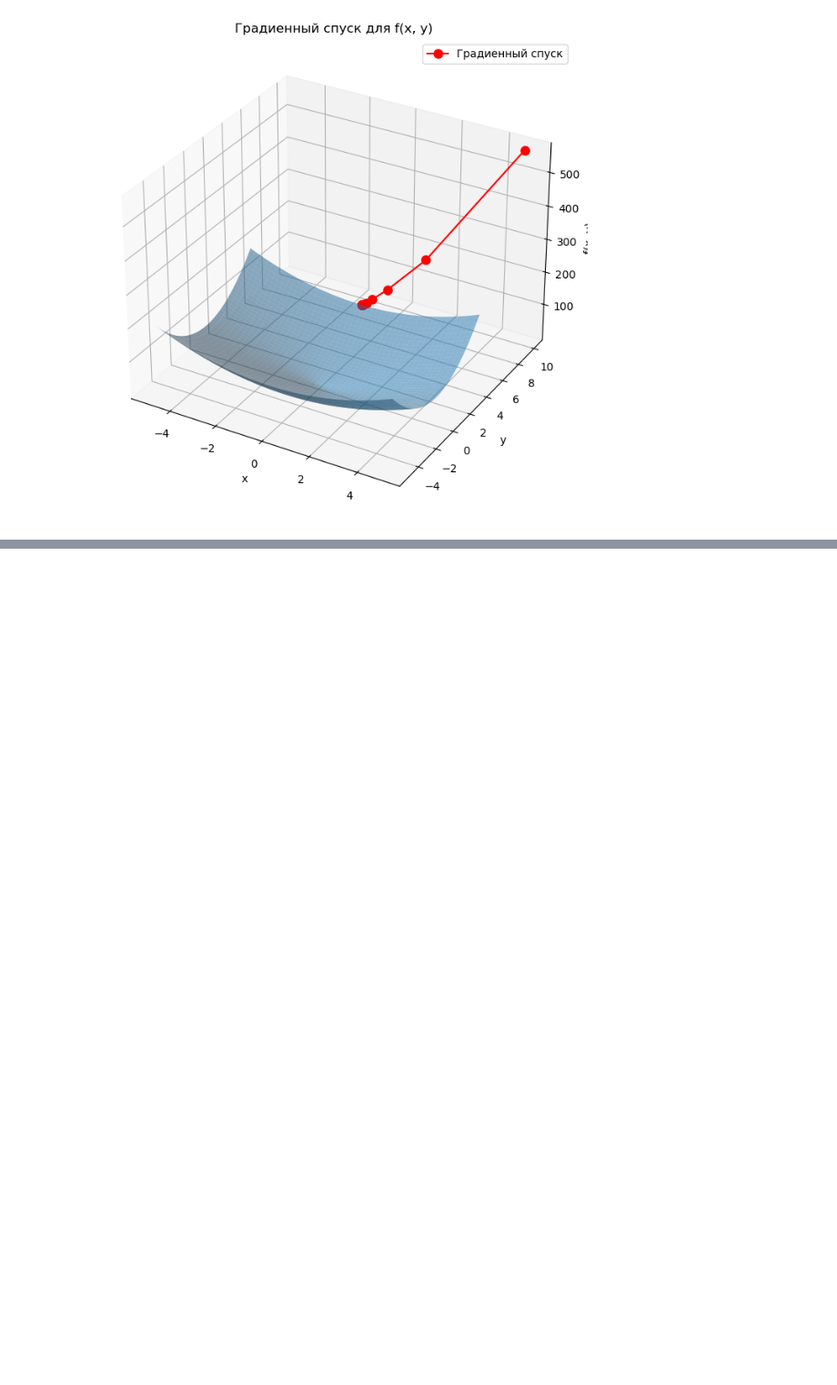
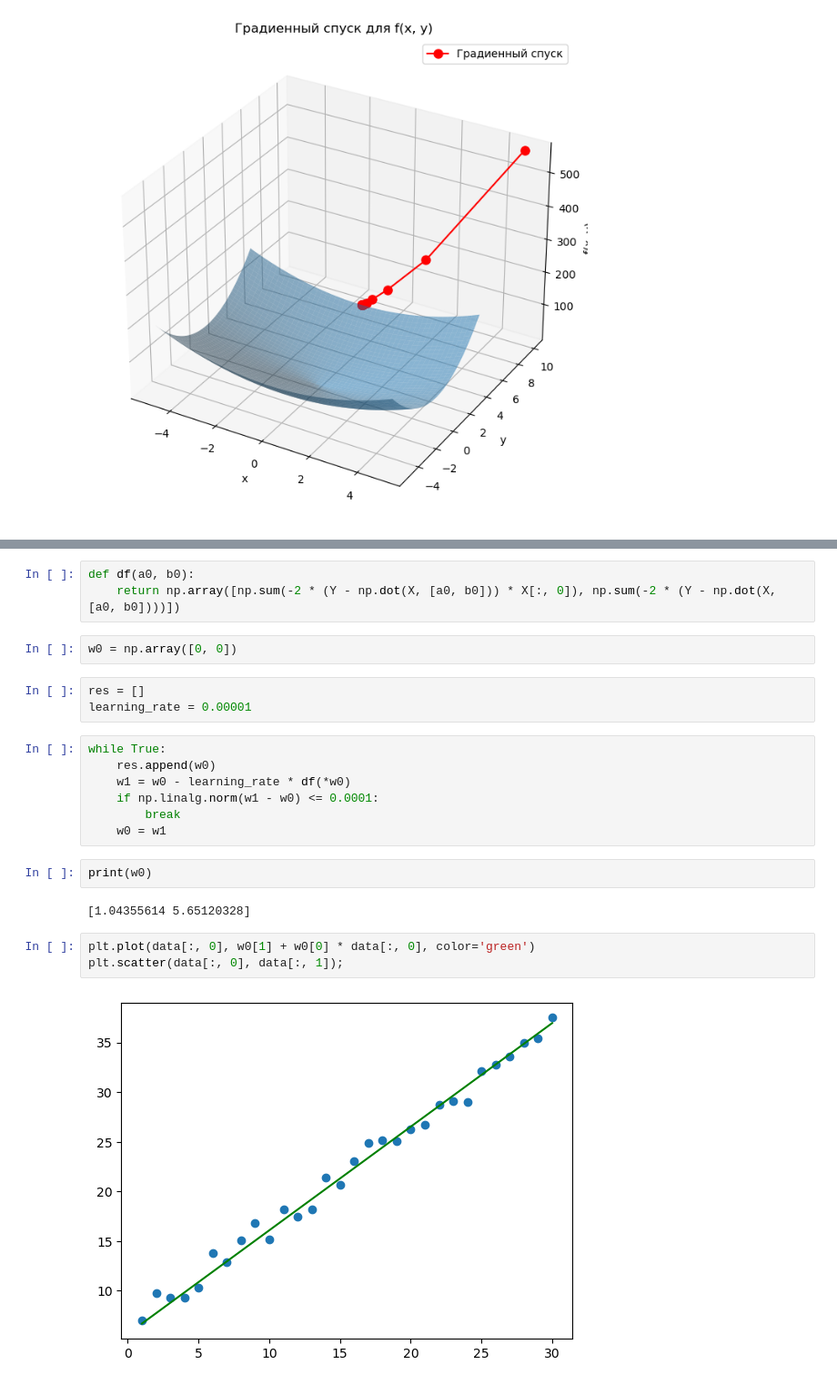
Before and after one commit to polyya02/HW_ML, a Jupyter notebook: lesson5.ipynb, the cells around one changed output, grey strips where cells are left out. Shown: that part at 91% size. Saved outputs shown, nothing was run; the diff lists cells and outputs as text; blank space fills up the shorter version.

```diff
--- a/lesson5.ipynb
+++ b/lesson5.ipynb
@@ -96,0 +154,24 @@ plt.show()
+# %%
+def df(a0, b0):
+    return np.array([np.sum(-2 * (Y - np.dot(X, [a0, b0])) * X[:, 0]), np.sum(-2 * (Y - np.dot(X, [a0, b0])))])
+# %%
+w0 = np.array([0, 0])
+# %%
+res = []
+learning_rate = 0.00001
+# %%
+while True:
+    res.append(w0)
+    w1 = w0 - learning_rate * df(*w0)
+    if np.linalg.norm(w1 - w0) <= 0.0001:
+        break
+    w0 = w1
+# %%
+print(w0)
+# %% [output]
+[1.04355614 5.65120328]
+# %%
+plt.plot(data[:, 0], w0[1] + w0[0] * data[:, 0], color='green')
+plt.scatter(data[:, 0], data[:, 1]);
+# %% [output]
+[figure, added]
```
Also changed, not shown: parts of 7 cells of this notebook, 1 other file.
